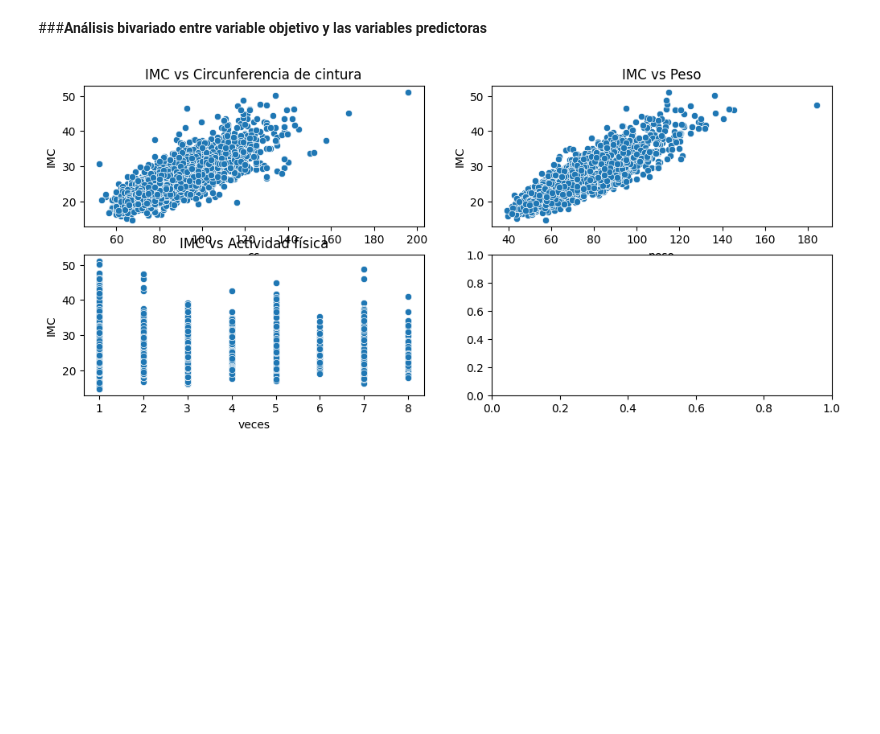
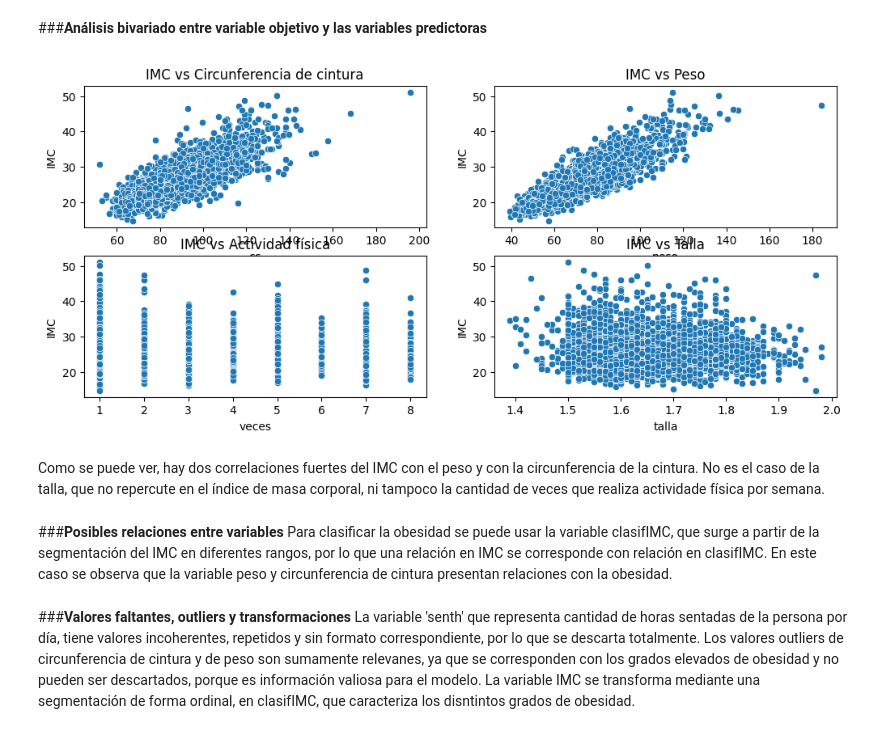
Before and after one commit to cabreonictor/Ciencia-de-Datos-y-Optimizacion-de-Modelos, a Jupyter notebook: notebook/Proyecto_Ciencia_de_Datos_y_Optimización_de_Modelos.ipynb, the cells around one changed output. Cells and saved outputs as stored; diff of their text form; code cells hidden in the pictures; blank space fills up the shorter version.

```diff
--- a/notebook/Proyecto_Ciencia_de_Datos_y_Optimización_de_Modelos.ipynb
+++ b/notebook/Proyecto_Ciencia_de_Datos_y_Optimización_de_Modelos.ipynb
@@ -375,15 +375,31 @@ plt.show()
 La circunferencia de la cintura presenta una distribución ligeramente asimétrica positiva, y muchos outliers de mayor valor, que no deben ser descartados, ya que por lo general, la obesidad se asocia fuertemente un mayor valor de la cintura del cuerpo.
 # %% [markdown]
 ###**Análisis bivariado entre variable objetivo y las variables predictoras**
+# %%
+# Limpieza de variables:
+# Cantidad de hijos: nhijos
+df['nhijos'] = df['nhijos'].replace(999, 0)
 # %%
 fig, axes = plt.subplots(nrows=2, ncols=2, figsize=(12, 5))
 sns.scatterplot(data=df, x='cc', y='IMC', ax = axes[0][0])
 axes[0][0].set_title("IMC vs Circunferencia de cintura")
 sns.scatterplot(data=df, x='peso', y='IMC', ax = axes[0][1])
 axes[0][1].set_title("IMC vs Peso")
 sns.scatterplot(data=df, x='veces', y='IMC', ax = axes[1][0])
 axes[1][0].set_title("IMC vs Actividad física")
+sns.scatterplot(data=df, x='talla', y='IMC', ax = axes[1][1])
+axes[1][1].set_title("IMC vs Talla")
 
 plt.show()
 # %% [output]
-[figure, old version]
+[figure, new version]
+# %% [markdown]
+Como se puede ver, hay dos correlaciones fuertes del IMC con el peso y con la circunferencia de la cintura. No es el caso de la talla, que no repercute en el índice de masa corporal, ni tampoco la cantidad de veces que realiza actividade física por semana.
+# %% [markdown]
+###**Posibles relaciones entre variables**
+Para clasificar la obesidad se puede usar la variable clasifIMC, que surge a partir de la segmentación del IMC en diferentes rangos, por lo que una relación en IMC se corresponde con relación en clasifIMC. En este caso se observa que la variable peso y circunferencia de cintura presentan relaciones con la obesidad.
+# %% [markdown]
+###**Valores faltantes, outliers y transformaciones**
+La variable 'senth' que representa cantidad de horas sentadas de la persona por día, tiene valores incoherentes, repetidos y sin formato correspondiente, por lo que se descarta totalmente.
+Los valores outliers de circunferencia de cintura y de peso son sumamente relevanes, ya que se corresponden con los grados elevados de obesidad y no pueden ser descartados, porque es información valiosa para el modelo.
+La variable IMC se transforma mediante una segmentación de forma ordinal, en clasifIMC, que caracteriza los disntintos grados de obesidad.
```
